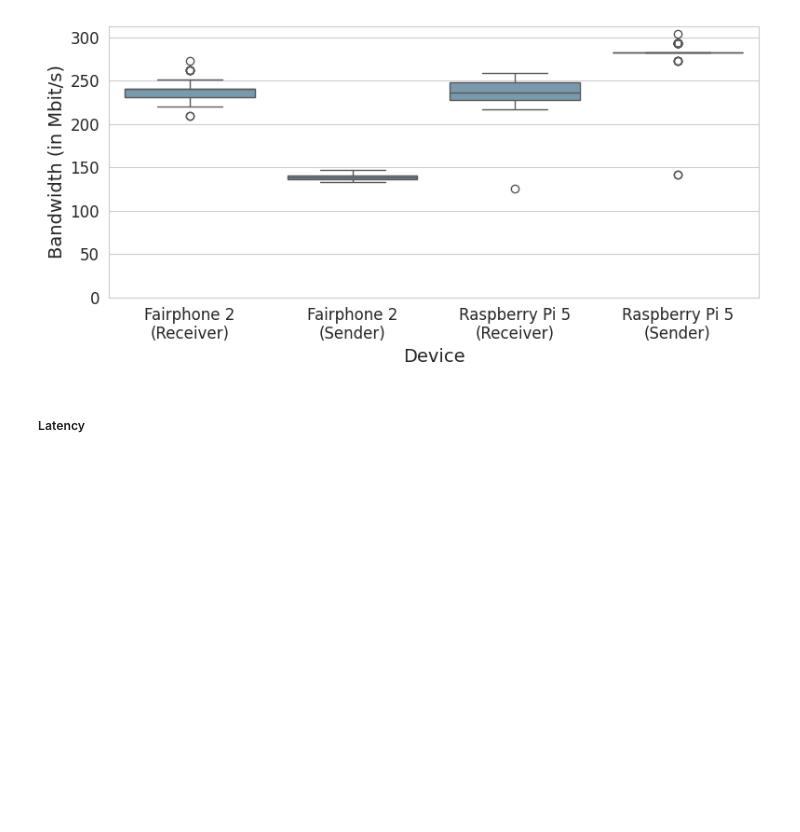
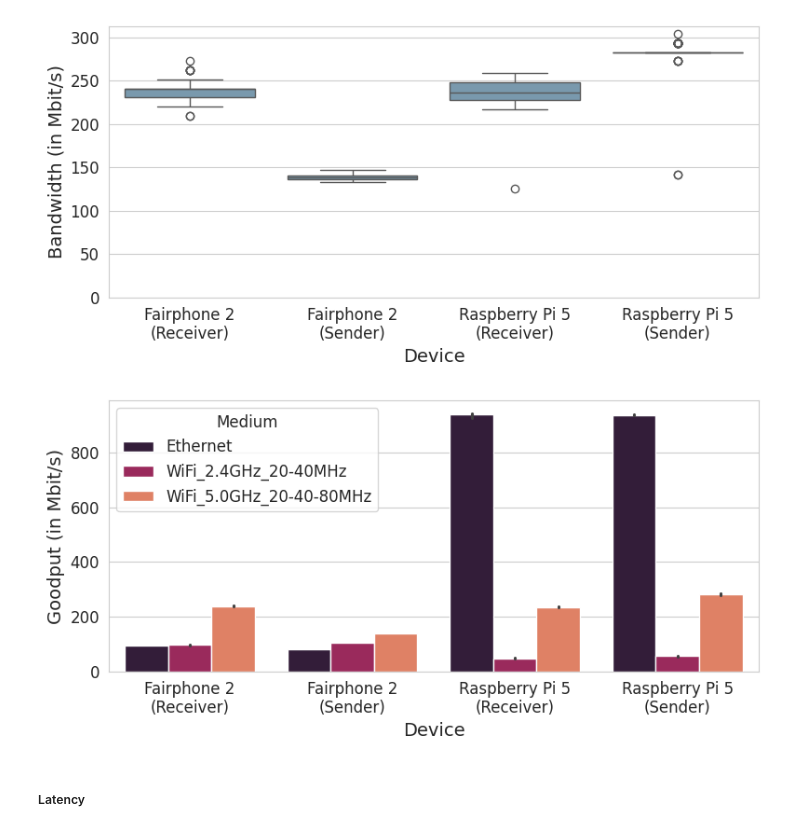
Before and after one commit to CorentinLibert/Cluster-of-upcycled-smartphones, a Jupyter notebook: Benchmark/networking/device_networking_capabilities_experiments.ipynb, the cells around one changed output. Saved outputs shown, nothing was run; the diff lists cells and outputs as text; code cells hidden in the pictures; blank space fills up the shorter version.

Commit message:
[Presentation] Graphs for presentation

```diff
--- a/Benchmark/networking/device_networking_capabilities_experiments.ipynb
+++ b/Benchmark/networking/device_networking_capabilities_experiments.ipynb
@@ -600,6 +600,55 @@ for key, item in medium_group:
 [figure]
 [figure]
 [figure]
+# %%
+df = pd.read_csv(exp_dir + "/bandwidth_results.csv")
+
+# connection type
+connection_labels = []
+for s, r in zip(df["Sender Type"], df["Receiver Type"]):
+    if s == "raspberry":
+        connection_labels.append("Raspberry Pi 5\n(Sender)")
+    elif s == "fairphone":
+        connection_labels.append("Fairphone 2\n(Sender)")
+    elif r == "raspberry":
+        connection_labels.append("Raspberry Pi 5\n(Receiver)")
+    elif r == "fairphone":
+        connection_labels.append("Fairphone 2\n(Receiver)")
+df["Connection Label"] = connection_labels
+
+# group by medium type
+
+# cubehelix_palette = sns.cubehelix_palette(n_colors=df['Connection Label'].unique().size, start=2, rot=0, dark=0, light=.95, reverse=False)
+color= sns.color_palette("rocket")[::2]
+hue_order = np.sort(df["Medium"].unique())
+
+
+SMALL_SIZE = 12
+MEDIUM_SIZE = 14
+BIGGER_SIZE = 16
+
+plt.rc('font', size=SMALL_SIZE)          # controls default text sizes
+plt.rc('axes', titlesize=SMALL_SIZE)     # fontsize of the axes title
+plt.rc('axes', labelsize=MEDIUM_SIZE)    # fontsize of the x and y labels
+plt.rc('xtick', labelsize=SMALL_SIZE)    # fontsize of the tick labels
+plt.rc('ytick', labelsize=SMALL_SIZE)    # fontsize of the tick labels
+plt.rc('legend', fontsize=SMALL_SIZE)    # legend fontsize
+plt.rc('figure', titlesize=BIGGER_SIZE)  # fontsize of the figure title
+
+plt.figure(figsize=(8, 4))
+sns.set_style("whitegrid")
+sns.barplot(data=df, x='Connection Label', y='Bandwidth (in Mbits/sec)', order=np.sort(df["Connection Label"].unique()), hue="Medium", hue_order=hue_order, palette=color)
+plt.ylim(bottom=0)
+plt.xlabel('Device')
+plt.ylabel('Goodput (in Mbit/s)')
+# plt.title(f"Upper bound bandwidth performance of Fairphone 2 and Raspberry Pi 5 over {key.replace('_', ' ').replace('-', '/')}.")
+plt.tight_layout()
+
+
+plt.savefig(bandwidth_graphs_dir + "/" + experiment_name.replace(' ', '_') + "_bandwidth_all_mediums.svg")
+plt.show()
+# %% [output]
+[figure, added]
 # %% [markdown]
 ##### Latency
 # %%
```
Also changed, not shown: parts of 3 cells of this notebook, 10 other files.
